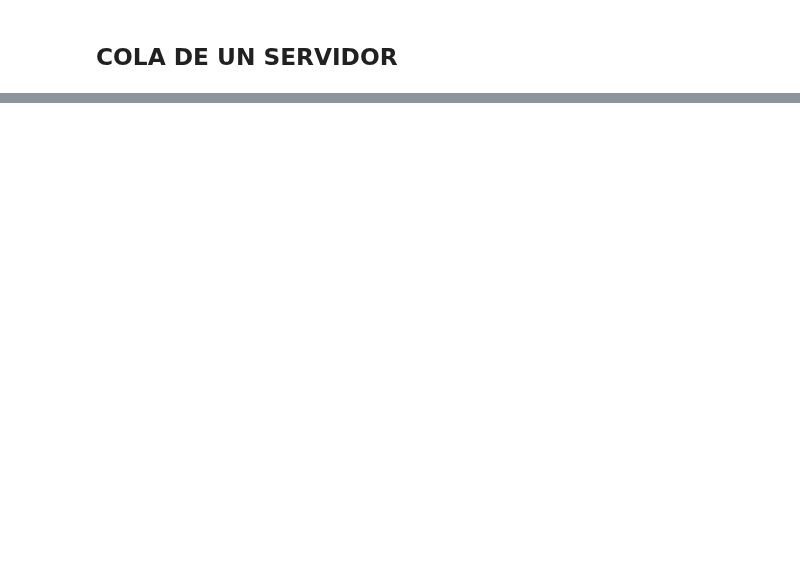
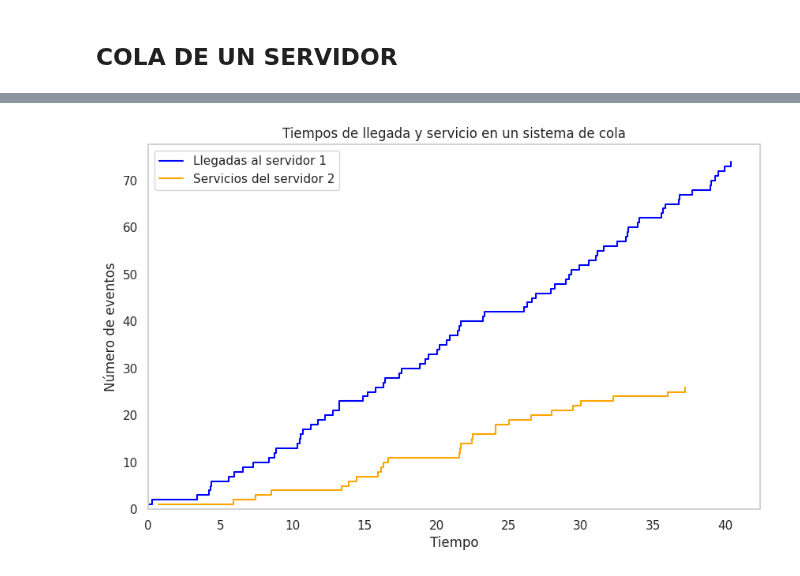
Before and after one commit to Gustavo-Ros/Simulaci-n-2, a Jupyter notebook: Fenómenos_de_espera.ipynb, the cells around one changed output, grey strips where cells are left out. Drawn from its saved outputs; the diff is of its cells as text; code cells hidden in the pictures; blank space fills up the shorter version.

```diff
--- a/Fenómenos_de_espera.ipynb
+++ b/Fenómenos_de_espera.ipynb
@@ -51,0 +182,98 @@ plt.show()
+# %%
+import random
+import numpy as np
+import matplotlib.pyplot as plt
+
+# Inicialización
+t = 0
+N_events = 100  # Número de eventos a simular
+n1 = 0
+n2 = 0
+N_LL = 0
+N_S = 0
+t_LL = 0
+t1 = float('inf')
+t2 = float('inf')
+LAMBDA_1 = 0.34
+LAMBDA_2 = 0.4
+
+# Función para generar tiempos de llegada y servicio
+def generar_tiempo_llegada():
+    return random.expovariate(1.0)  # Tasa de llegada
+
+def generar_tiempo_servicio():
+    return random.expovariate(1.0)  # Tasa de servicio
+
+# Generar el primer tiempo de llegada
+T0 = -np.log(random.random()) / LAMBDA_1
+t_LL = T0
+
+# Listas para almacenar los tiempos de llegada y servicio
+LL1 = []
+S = []
+
+# Simulación
+for _ in range(N_events):
+    if t_LL <= t1 and t_LL <= t2:
+        # CASO 1
+        t = t_LL
+        N_LL += 1
+        n1 += 1
+        LL1.append(t)
+        T_t = generar_tiempo_servicio()
+        t_LL = t + T_t
+
+        if n1 == 1:
+            Y = generar_tiempo_servicio()
+            t1 = t + Y
+
+    elif t_LL > t1 and t1 <= t2:
+        # CASO 2
+        t = t1
+        n1 -= 1
+        n2 += 1
+        LL1.append(t)
+
+        if n1 == 0:
+            t1 = float('inf')
+        else:
+            Y1 = generar_tiempo_servicio()
+            t1 += Y1
+
+        if n2 == 1:
+            Y2 = generar_tiempo_servicio()
+            t2 = t + Y2
+
+    elif t2 < t1 and t2 < t_LL:
+        # CASO 3
+        t = t2
+        N_S += 1
+        n2 -= 1
+        S.append(t)
+
+        if n2 > 0:
+            Y2 = generar_tiempo_servicio()
+            t2 = t + Y2
+        else:
+            t2 = float('inf')
+
+# Crear la gráfica
+plt.figure(figsize=(10, 6))
+
+# Gráfica de tiempos de llegada
+plt.step(LL1, range(1, len(LL1) + 1), where='post', label='Llegadas al servidor 1', color='blue')
+
+# Gráfica de tiempos de servicio
+plt.step(S, range(1, len(S) + 1), where='post', label='Servicios del servidor 2', color='orange')
+
+# Configuraciones de la gráfica
+plt.title('Tiempos de llegada y servicio en un sistema de cola')
+plt.xlabel('Tiempo')
+plt.ylabel('Número de eventos')
+plt.legend()
+plt.grid()
+plt.xlim(left=0)  # Limitar el eje x para que comience desde 0
+plt.ylim(bottom=0)  # Limitar el eje y para que comience desde 0
+plt.show()
+# %% [output]
+[figure, added]
```
Also changed, not shown: parts of 9 cells of this notebook.
